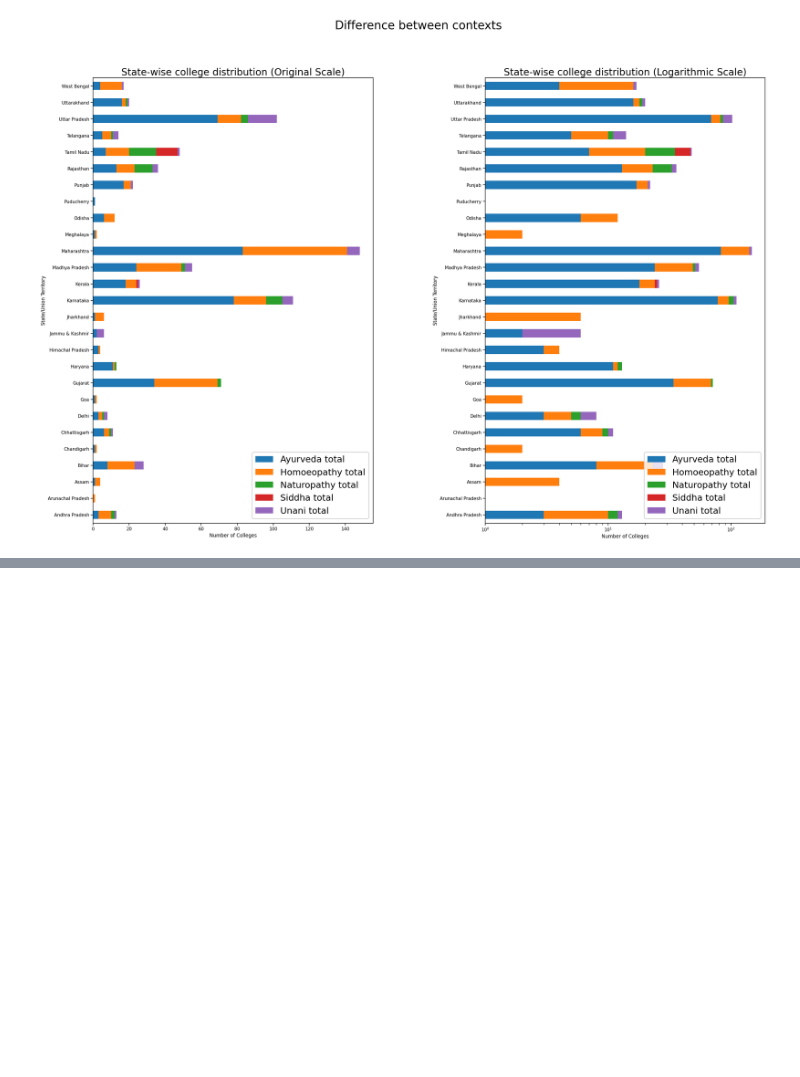
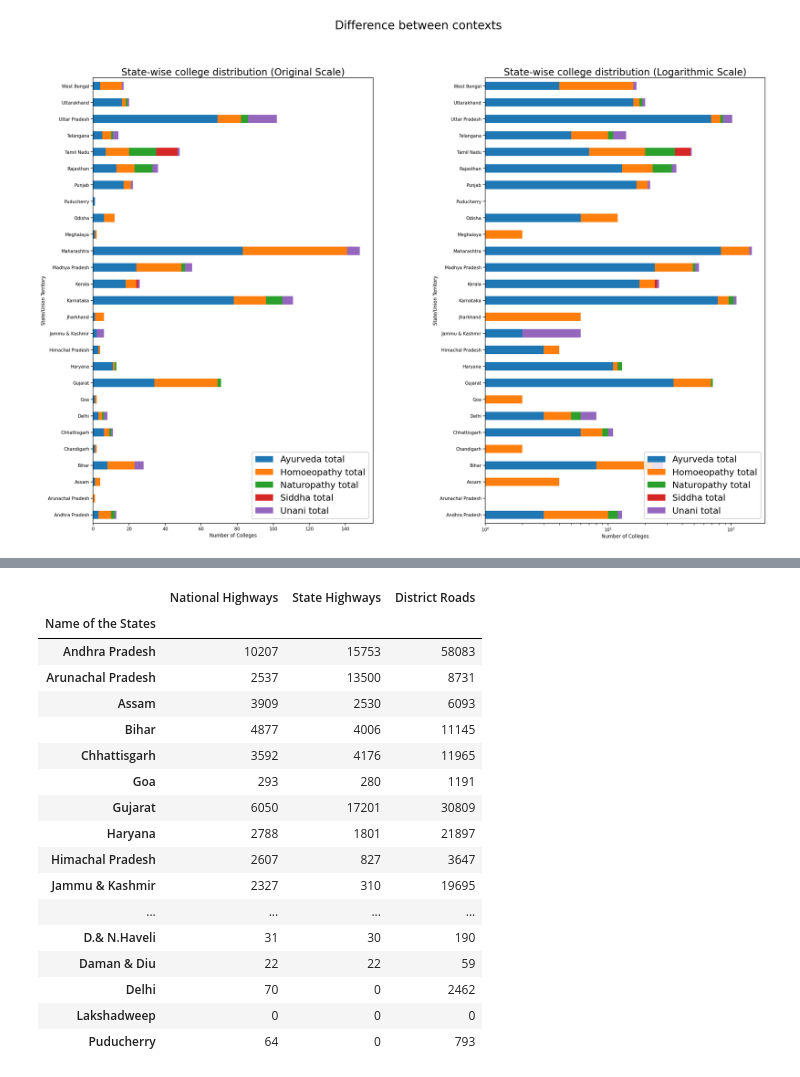
Before and after one commit to CyanTarantula/DV-Lab-4, a Jupyter notebook: B20AI050_DV_Lab4.ipynb, the cells around one changed output, grey strips where cells are left out. Cells and saved outputs as stored; diff of their text form; code cells hidden in the pictures; blank space fills up the shorter version.

```diff
--- a/B20AI050_DV_Lab4.ipynb
+++ b/B20AI050_DV_Lab4.ipynb
@@ -189,0 +213,3 @@ plt.show()
+# %%
+df3 = pd.read_csv('https://raw.githubusercontent.com/CyanTarantula/DV-Lab-4/main/data/Road_Transport_BRS_2017-18_Annexure7_9c.csv')
+df3.head()
@@ -189,0 +223,3 @@ plt.show()
+# %%
+df3_pivot = df3.iloc[:, :4]
+df3_pivot.tail()
@@ -189,0 +233,23 @@ plt.show()
+# %%
+df3_pivot.drop(index = 35, inplace = True)
+df3_pivot.set_index('Name of the States', inplace=True)
+df3_pivot
+# %% [output]
+|  | National Highways | State Highways | District Roads |
+| Name of the States |  |  |  |
+| Andhra Pradesh | 10207 | 15753 | 58083 |
+| Arunachal Pradesh | 2537 | 13500 | 8731 |
+| Assam | 3909 | 2530 | 6093 |
+| Bihar | 4877 | 4006 | 11145 |
+| Chhattisgarh | 3592 | 4176 | 11965 |
+| Goa | 293 | 280 | 1191 |
+| Gujarat | 6050 | 17201 | 30809 |
+| Haryana | 2788 | 1801 | 21897 |
+| Himachal Pradesh | 2607 | 827 | 3647 |
+| Jammu & Kashmir | 2327 | 310 | 19695 |
+| ... | ... | ... | ... |
+| D.& N.Haveli | 31 | 30 | 190 |
+| Daman & Diu | 22 | 22 | 59 |
+| Delhi | 70 | 0 | 2462 |
+| Lakshadweep | 0 | 0 | 0 |
+| Puducherry | 64 | 0 | 793 |
```
Also changed, not shown: parts of 9 cells of this notebook.
